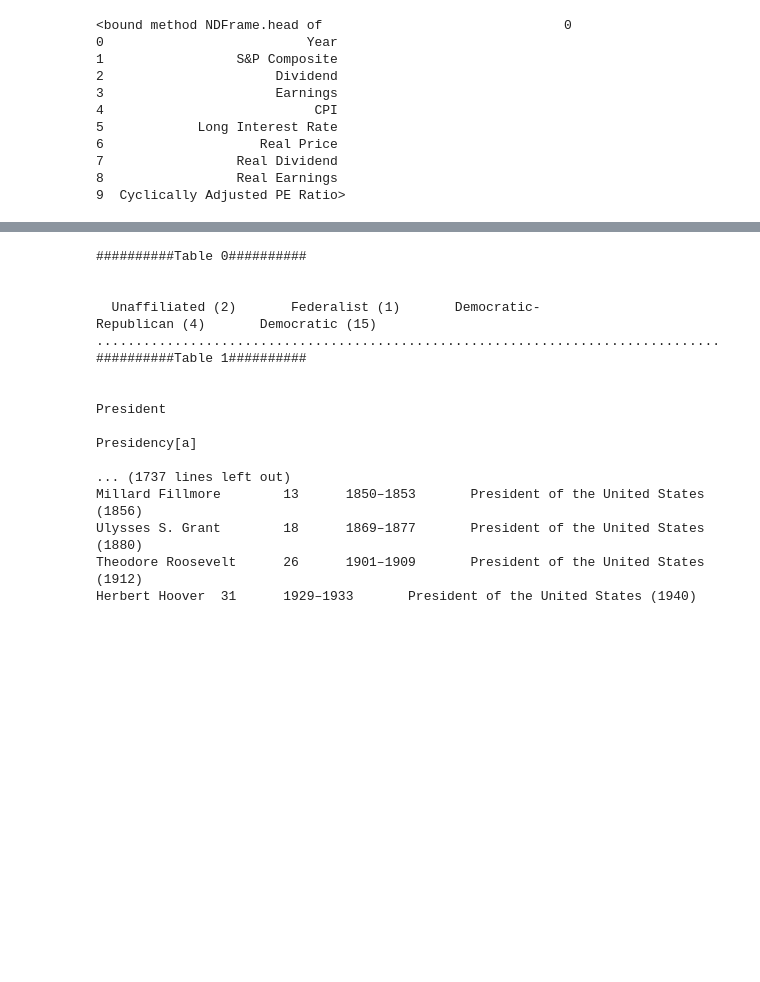
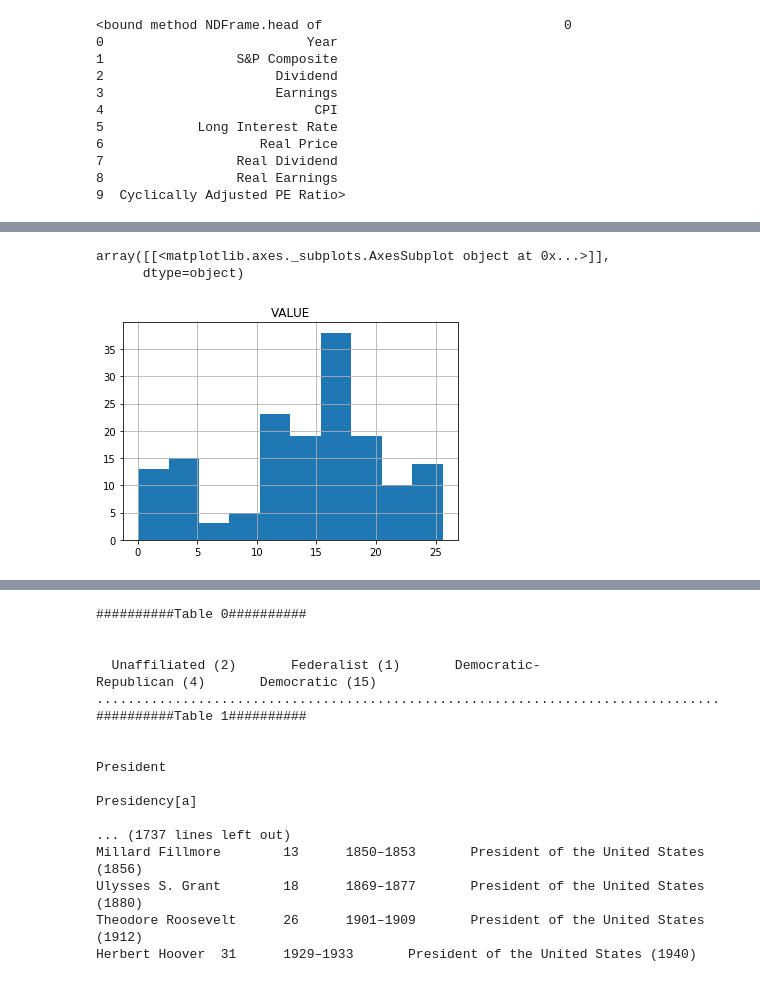
Before and after one commit to Carterbouley/mod_3_project, a Jupyter notebook: Josh Notebook.ipynb, the cells around one changed output, grey strips where cells are left out. Saved outputs shown, nothing was run; the diff lists cells and outputs as text; code cells hidden in the pictures; blank space fills up the shorter version.

```diff
--- a/Josh Notebook.ipynb
+++ b/Josh Notebook.ipynb
@@ -152,0 +173,6 @@ table
+# %%
+# Unemployment Rate, Monthly
+# Units: Percent, Seasonally Adjusted
+# Source: FRED (Federal Reserve Bank St. Louis)
+
+u = quandl.get("FRED/M0892AUSM156SNBR", authtoken="ckJvd5G2a2dkK9nun3xS")
@@ -152,0 +237,7 @@ table
+# %%
+#graphical representation of unemployment rate in histogram
+u.hist()
+# %% [output]
+array([[<matplotlib.axes._subplots.AxesSubplot object at 0x...>]],
+      dtype=object)
+[figure, added]
```
Also changed, not shown: parts of 17 cells of this notebook, 1 other file.
